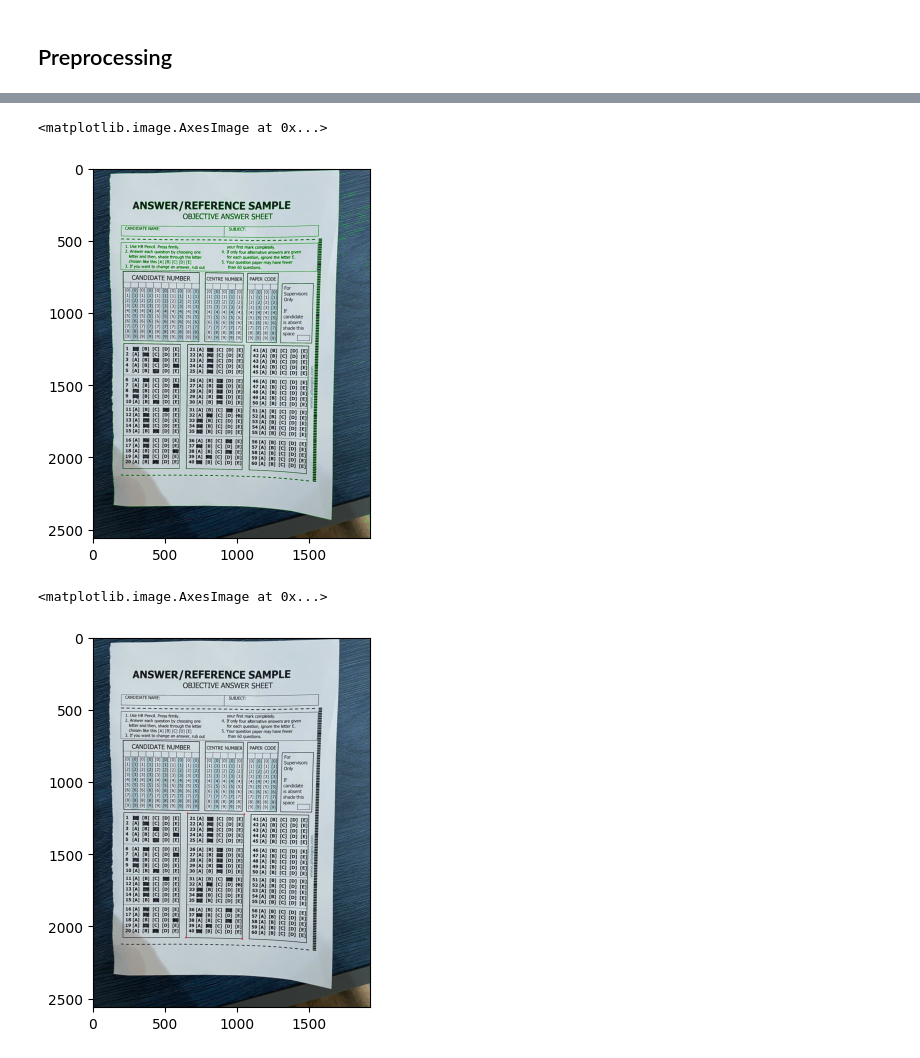
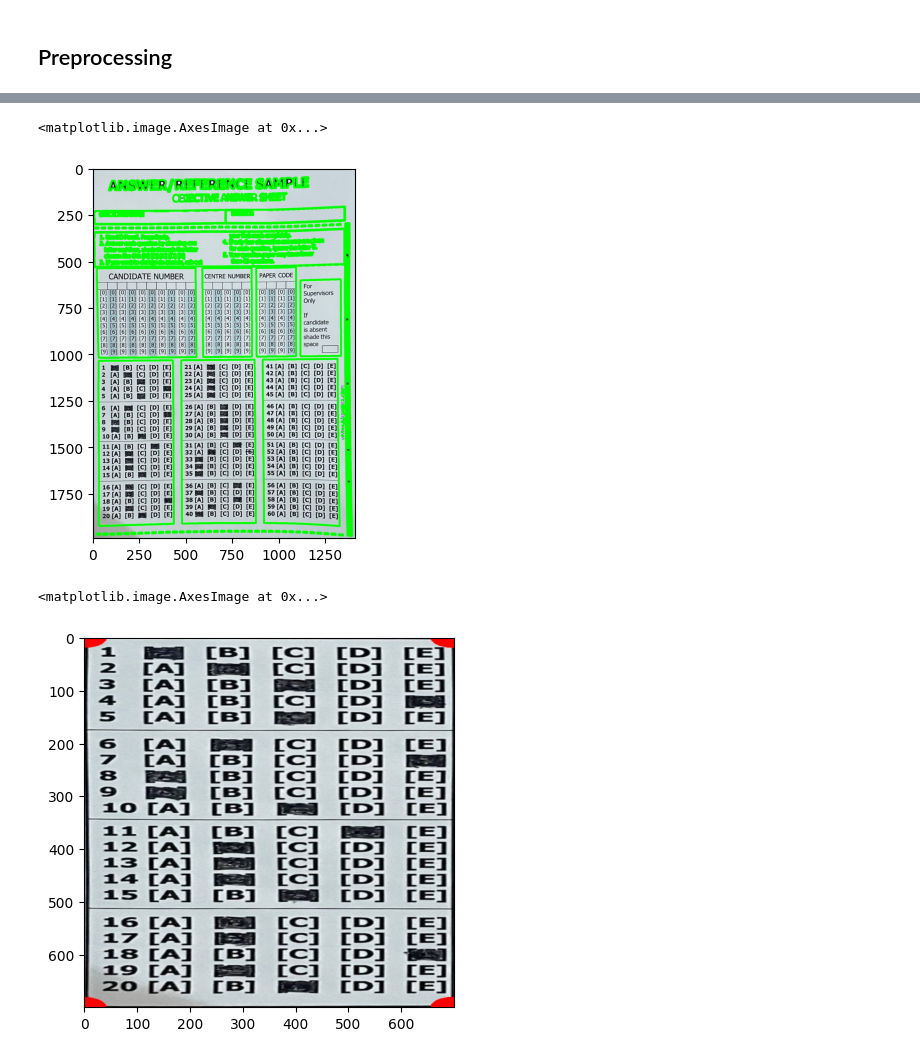
Before and after one commit to KAsare1/OMR, a Jupyter notebook: main.ipynb, the cells around one changed output, grey strips where cells are left out. Drawn from its saved outputs; the diff is of its cells as text; code cells hidden in the pictures.

Commit message:
answered potions detected

```diff
--- a/main.ipynb
+++ b/main.ipynb
@@ -4,7 +4,7 @@ import numpy as np
 import matplotlib.pyplot as plt
 # %%
 #loading test image
-image = cv2.imread('images/answer_sheet_one.jpg')
+image = cv2.imread('images/answer_sheet_four.jpg')
 # %% [markdown]
 ## Preprocessing
 # %%
@@ -54,7 +54,7 @@ array([[[ 36,  64,  81],
 plt.imshow(img_contours)
 # %% [output]
 <matplotlib.image.AxesImage at 0x...>
-[figure, old version]
+[figure, new version]
 # %%
 
 def rectangle_contour(contours):
@@ -77,13 +77,37 @@ def getCornerPoints(cont):
     approx = cv2.approxPolyDP(cont, 0.02*peri, True)
 
     return approx
+# %%
+def reorder(myPoints):
+    myPoints = myPoints.reshape((4,2))
+    myPointsNew = np.zeros((4,1,2), np.int32)
+    add = myPoints.sum(axis=1)
+    myPointsNew[0] = myPoints[np.argmin(add)]
+    myPointsNew[3] = myPoints[np.argmin(add)]
+    diff = np.diff(myPoints, axis=1)
+    myPointsNew[1] = myPoints[np.argmin(diff)]
+    myPointsNew[2] = myPoints[np.argmin(diff)]
+
+    return myPointsNew
 # %%
-answered_objectives = getCornerPoints(rectCon[2])
+answered_objectives = getCornerPoints(rectCon[1])
 img_answered = image.copy()
+
+widthImg = 700
+heightImg = 700
+
 if answered_objectives.size != 0:
-    cv2.drawContours(img_answered, answered_objectives, -1, (255, 0, 0), 10)
+    cv2.drawContours(img_answered, answered_objectives, -1, (255, 0, 0), 50)
+    reorder(answered_objectives)
 
-plt.imshow(img_answered)
+    pt1 = np.float32(answered_objectives)
+    pt2 = np.float32([[0,0], [widthImg, 0], [widthImg, heightImg], [0,heightImg]])
+
+    matrix = cv2.getPerspectiveTransform(pt1, pt2)
+    imgWarp = cv2.warpPerspective(img_answered, matrix, (700, 700))
+    imgFlipped = cv2.flip(imgWarp, 1)
+
+plt.imshow(imgFlipped)
 # %% [output]
 <matplotlib.image.AxesImage at 0x...>
-[figure, old version]
+[figure, new version]
```
Also changed, not shown: parts of 5 cells of this notebook, 1 other file.
